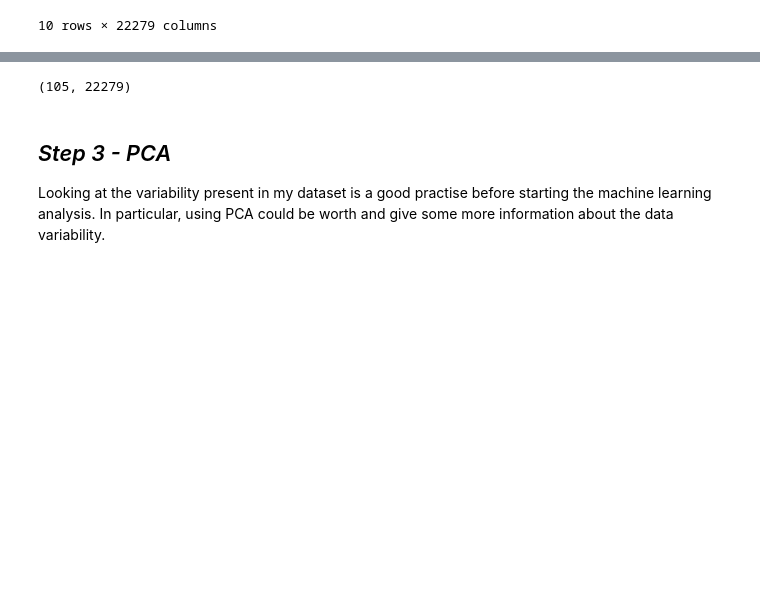
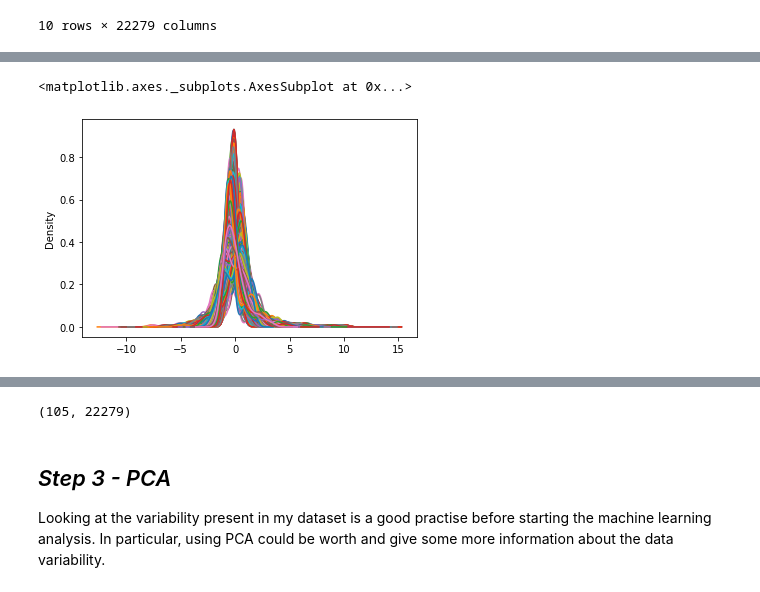
Before and after one commit to edogiuili/Applied_Machine_Learning, a Jupyter notebook: AML_Advanced_Project.ipynb, the cells around one changed output, grey strips where cells are left out. Saved outputs shown, nothing was run; the diff lists cells and outputs as text; code cells hidden in the pictures; blank space fills up the shorter version.

```diff
--- a/AML_Advanced_Project.ipynb
+++ b/AML_Advanced_Project.ipynb
@@ -87,8 +90,11 @@ data = entire_ds.drop(columns=["samples","type"])
 # %%
 #standardize the distribution of data
 scaler = preprocessing.StandardScaler()
 data = pd.DataFrame(scaler.fit_transform(data),columns=data.columns)
-#data.plot(kind="kde",legend=None)
+data.plot(kind="kde",legend=None)
+# %% [output]
+<matplotlib.axes._subplots.AxesSubplot at 0x...>
+[figure, added]
 # %%
 #merge the type and samples cols again with the standardized dataset (data)
 lab = pd.DataFrame(type_col)
```
Also changed, not shown: parts of 43 cells of this notebook.
